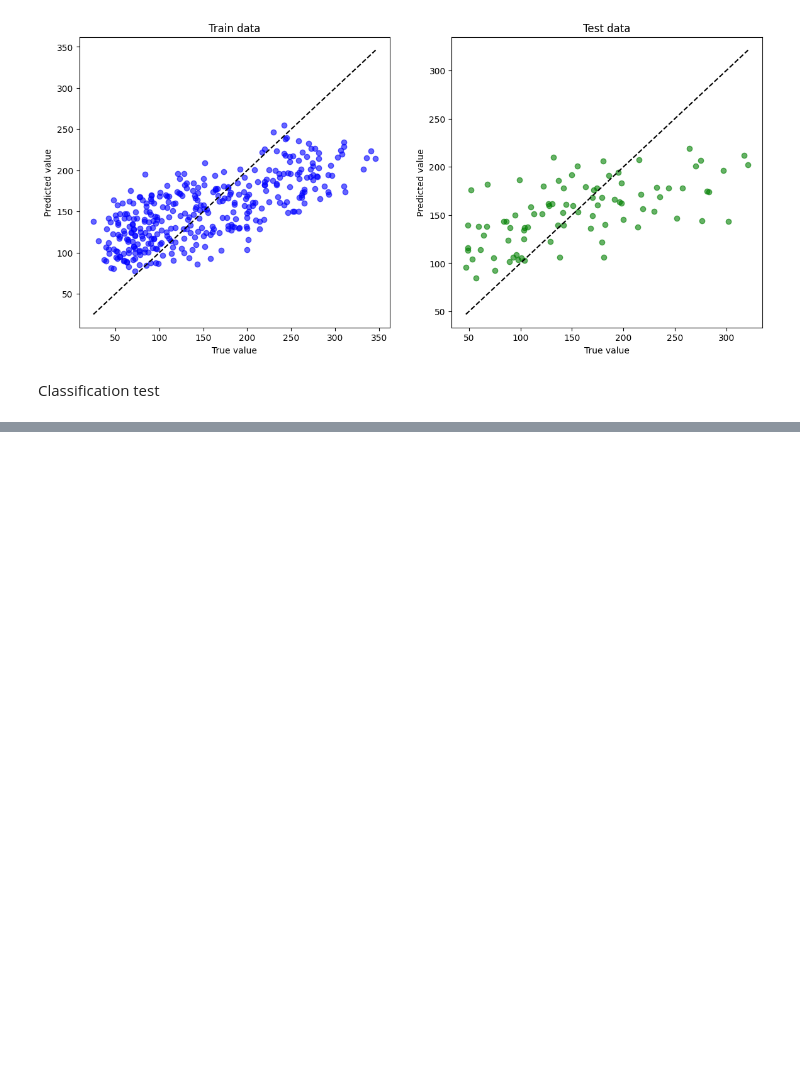
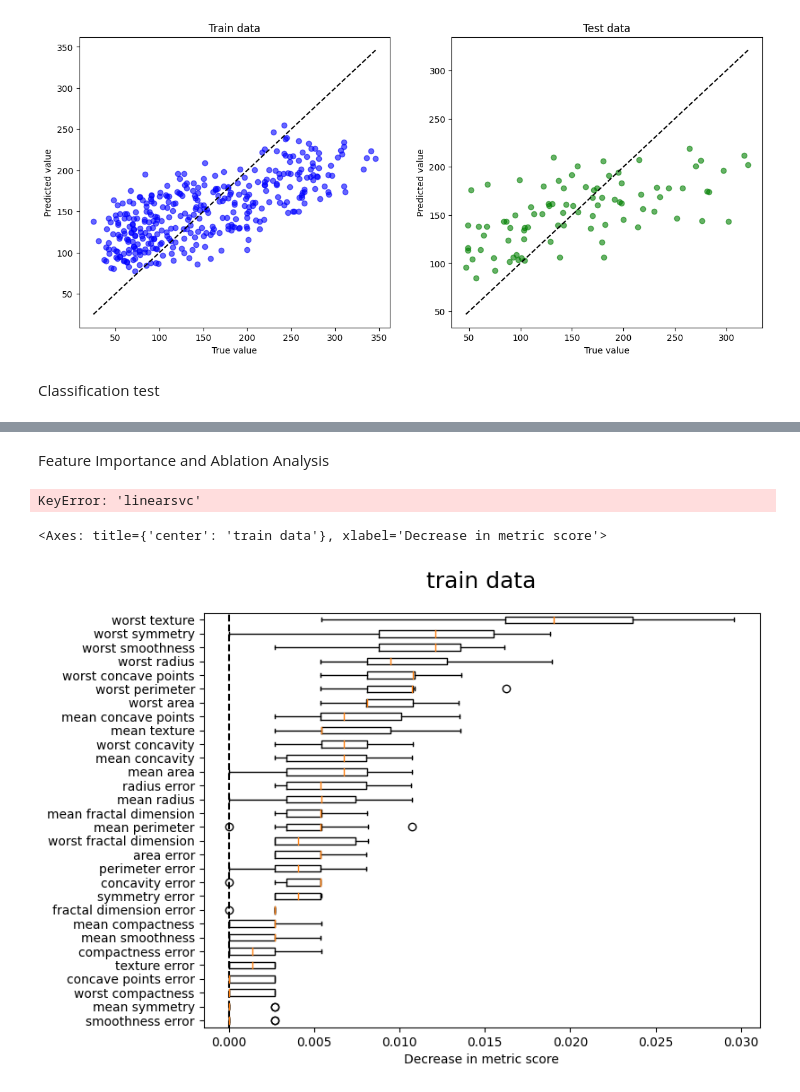
Before and after one commit to NDuan-510/MADS-MS2-Uber-Analysis, a Jupyter notebook: 4. Supervised Model evaluation & Failure analysis.ipynb, the cells around one changed output, grey strips where cells are left out. Cells and saved outputs as stored; diff of their text form; code cells hidden in the pictures; blank space fills up the shorter version.

```diff
--- a/4. Supervised Model evaluation & Failure analysis.ipynb
+++ b/4. Supervised Model evaluation & Failure analysis.ipynb
@@ -59,0 +67,15 @@ plt.show()
+# %% [markdown]
+Feature Importance and Ablation Analysis
+# %%
+vis_obj.feature_importance_plot(classifier.named_steps['linearsvc'].coef_[0],normalize=False,top_n=10)
+# %% [output]
+KeyError: 'linearsvc'
+# %%
+train_data,test_data = vis_obj.reconstruct_dataframe()
+# %%
+train_permute,test_permute = evaluation.permutation_test(classifier,train_data,test_data,target_col = 'target_variable',scorer='f1_macro')
+# %%
+vis_obj.permutation_importance_plot(train_permute,figsize=(8,6),title='train data')
+# %% [output]
+<Axes: title={'center': 'train data'}, xlabel='Decrease in metric score'>
+[figure, added]
```
Also changed, not shown: parts of 29 cells of this notebook, 3 other files.
